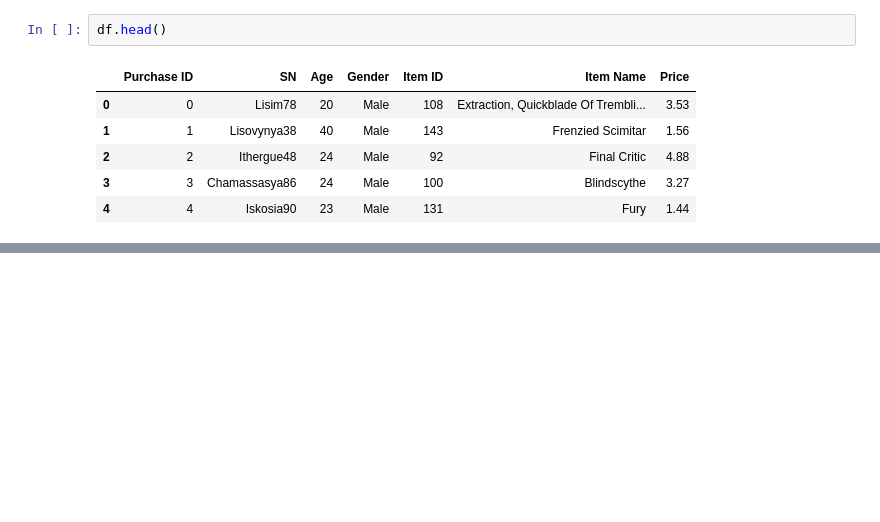
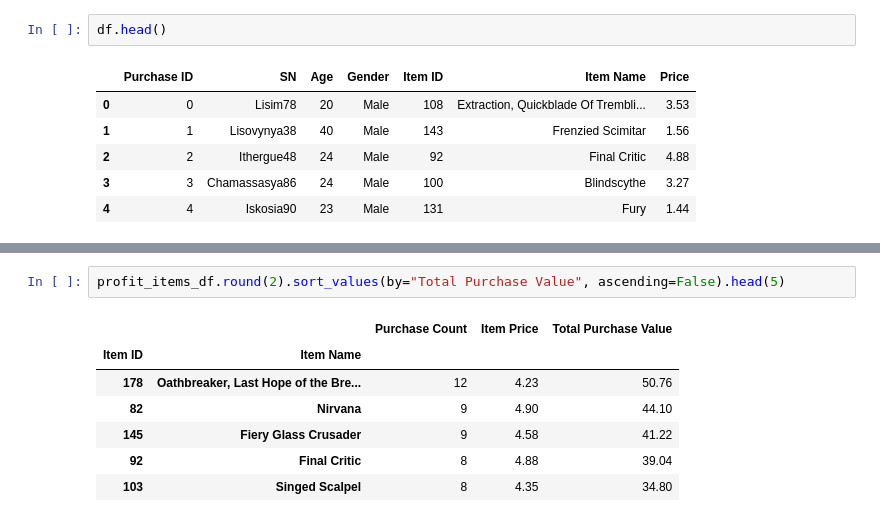
Before and after one commit to akkheyy/Pandas-, a Jupyter notebook: HeroesOfPymoli/HeroesOfPymoli_AK.ipynb, the cells around one changed output, grey strips where cells are left out. Saved outputs shown, nothing was run; the diff lists cells and outputs as text; blank space fills up the shorter version.

Commit message:
Finalized and Cleaned Up Heroes of Pymoli

```diff
--- a/HeroesOfPymoli/HeroesOfPymoli_AK.ipynb
+++ b/HeroesOfPymoli/HeroesOfPymoli_AK.ipynb
@@ -165,0 +210,10 @@ df.groupby("SN").agg({"SN": ["count"], "Price": ["mean", "sum"]})
+# %%
+profit_items_df.round(2).sort_values(by="Total Purchase Value", ascending=False).head(5)
+# %% [output]
+|  |  | Purchase Count | Item Price | Total Purchase Value |
+| Item ID | Item Name |  |  |  |
+| 178 | Oathbreaker, Last Hope of the Bre... | 12 | 4.23 | 50.76 |
+| 82 | Nirvana | 9 | 4.90 | 44.10 |
+| 145 | Fiery Glass Crusader | 9 | 4.58 | 41.22 |
+| 92 | Final Critic | 8 | 4.88 | 39.04 |
+| 103 | Singed Scalpel | 8 | 4.35 | 34.80 |
```
Also changed, not shown: parts of 67 cells of this notebook.
